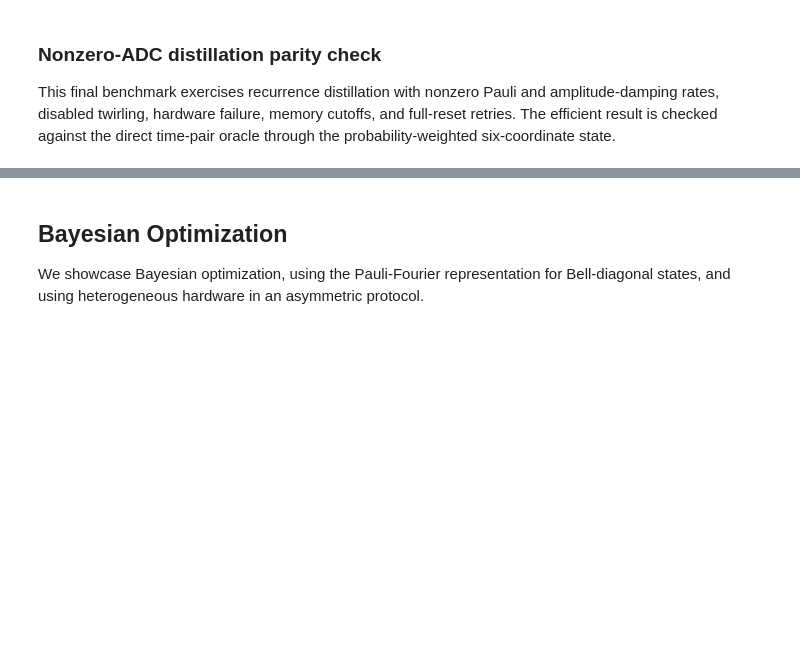
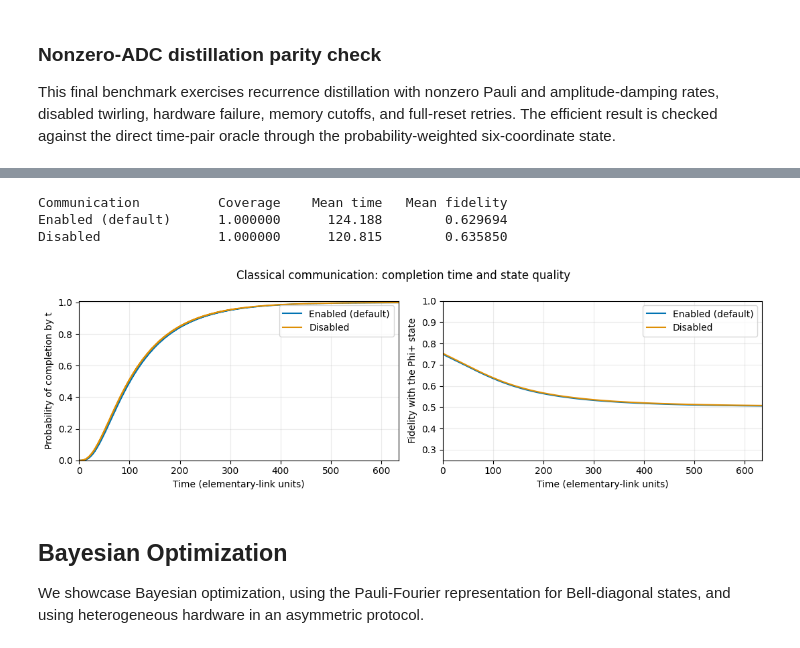
Before and after one commit to LorenzoLaCorte/lilla, a Jupyter notebook: tutorial.ipynb, the cells around one changed output, grey strips where cells are left out. Saved outputs shown, nothing was run; the diff lists cells and outputs as text; code cells hidden in the pictures; blank space fills up the shorter version.

Commit message:
Track classical communication

```diff
--- a/tutorial.ipynb
+++ b/tutorial.ipynb
@@ -993,3 +934,57 @@ nonzero-ADC distillation slopes: direct=2.05, efficient=0.05
+# %%
+cc_parameters = {
+    "protocol": ("s0", "s1"),
+    "p_gen": 0.02,
+    "p_swap": 0.85,
+    "p_distillation": 0.10,
+    "real_x_coordinates": [1.0, 0.10, 0.10, 0.82, 0.90, -0.90],
+    "pauli_mode_decay_rates": [0.001, 0.001, 0.0008],
+    "amplitude_damping_rate": 0.0005,
+    "bell_outcomes": "all_corrected",
+    "real_x_werner_twirling": False,
+    "t_trunc": 10000,
+}
+cc_simulators = {
+    "Enabled (default)": RepeaterChainEvaluation(state_type=RealXState),
+    "Disabled": RepeaterChainEvaluation(
+        state_type=RealXState, classical_communication=False
+    ),
+}
+cc_results = {}
+print(f"{'Communication':<20} {'Coverage':>10} {'Mean time':>12} {'Mean fidelity':>15}")
+for label, simulator in cc_simulators.items():
+    pmf, states = simulator.asymmetric_homogeneous_protocol(
+        cc_parameters, number_of_segments=3
+    )
+    fidelity = phi_plus_fidelity_func(states)
+    cc_results[label] = (pmf, fidelity)
+    print(f"{label:<20} {pmf.sum():>10.6f} {get_mean_waiting_time(pmf):>12.3f} "
+          f"{get_mean(pmf, fidelity):>15.6f}")
+
+cc_times = np.arange(cc_parameters["t_trunc"])
+cc_plot_until = max(
+    int(np.searchsorted(np.cumsum(pmf), 0.999))
+    for pmf, _ in cc_results.values()
+)
+fig, axes = plt.subplots(1, 2, figsize=(11, 3.5))
+for label, (pmf, fidelity) in cc_results.items():
+    axes[0].step(cc_times, np.cumsum(pmf), where="post", label=label)
+    # Fidelity is conditioned on completion at t; omit negligible-mass bins.
+    axes[1].plot(cc_times, np.where(pmf > 1e-8, fidelity, np.nan), label=label)
+axes[0].set(ylabel="Probability of completion by t", ylim=(0, 1.01))
+axes[1].set(ylabel="Fidelity with the Phi+ state", ylim=(0.25, 1.0))
+for axis in axes:
+    axis.set(xlabel="Time (elementary-link units)", xlim=(0, cc_plot_until))
+    axis.legend()
+    axis.grid(alpha=0.25)
+fig.suptitle("Classical communication: completion time and state quality")
+fig.tight_layout()
+plt.show()
+# %% [output]
+Communication          Coverage    Mean time   Mean fidelity
+Enabled (default)      1.000000      124.188        0.629694
+Disabled               1.000000      120.815        0.635850
+[figure, added]
 # %% [markdown]
 ## Bayesian Optimization
 
```
Also changed, not shown: parts of 20 cells of this notebook, 8 other files.
